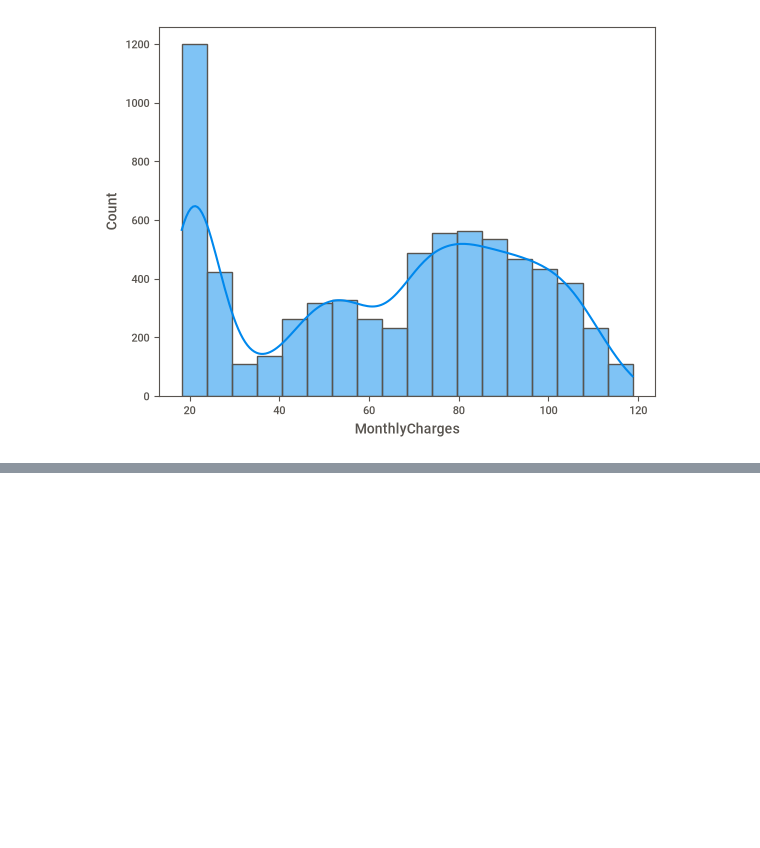
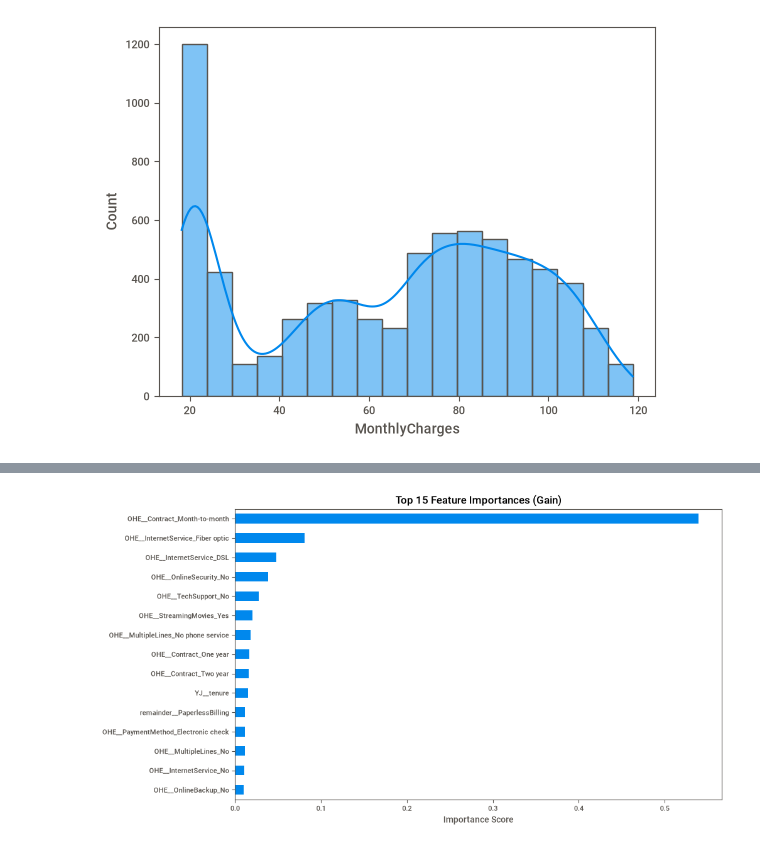
Before and after one commit to DhamzBonaparte/IBM-Churn-Predictor, a Jupyter notebook: Notebooks/trial.ipynb, the cells around one changed output, grey strips where cells are left out. Saved outputs shown, nothing was run; the diff lists cells and outputs as text; code cells hidden in the pictures; blank space fills up the shorter version.

```diff
--- a/Notebooks/trial.ipynb
+++ b/Notebooks/trial.ipynb
@@ -234,0 +284,14 @@ Parameters: { "use_label_encoder" } are not used.
+# %%
+feature_names = XGB.named_steps['categorical'].get_feature_names_out()
+importances = XGB.named_steps['XGB'].feature_importances_
+# %%
+feature_importance_df = pd.Series(importances, index=feature_names).sort_values(ascending=False)
+# %%
+feature_importance_df.head(15).plot(kind='barh', figsize=(10, 6))
+plt.title("Top 15 Feature Importances (Gain)")
+plt.xlabel("Importance Score")
+plt.gca().invert_yaxis()
+plt.show()
+logger.info('Feature importance plot generated and displayed for top 15 features \n')
+# %% [output]
+[figure, added]
```
Also changed, not shown: parts of 22 cells of this notebook, 2 other files.
